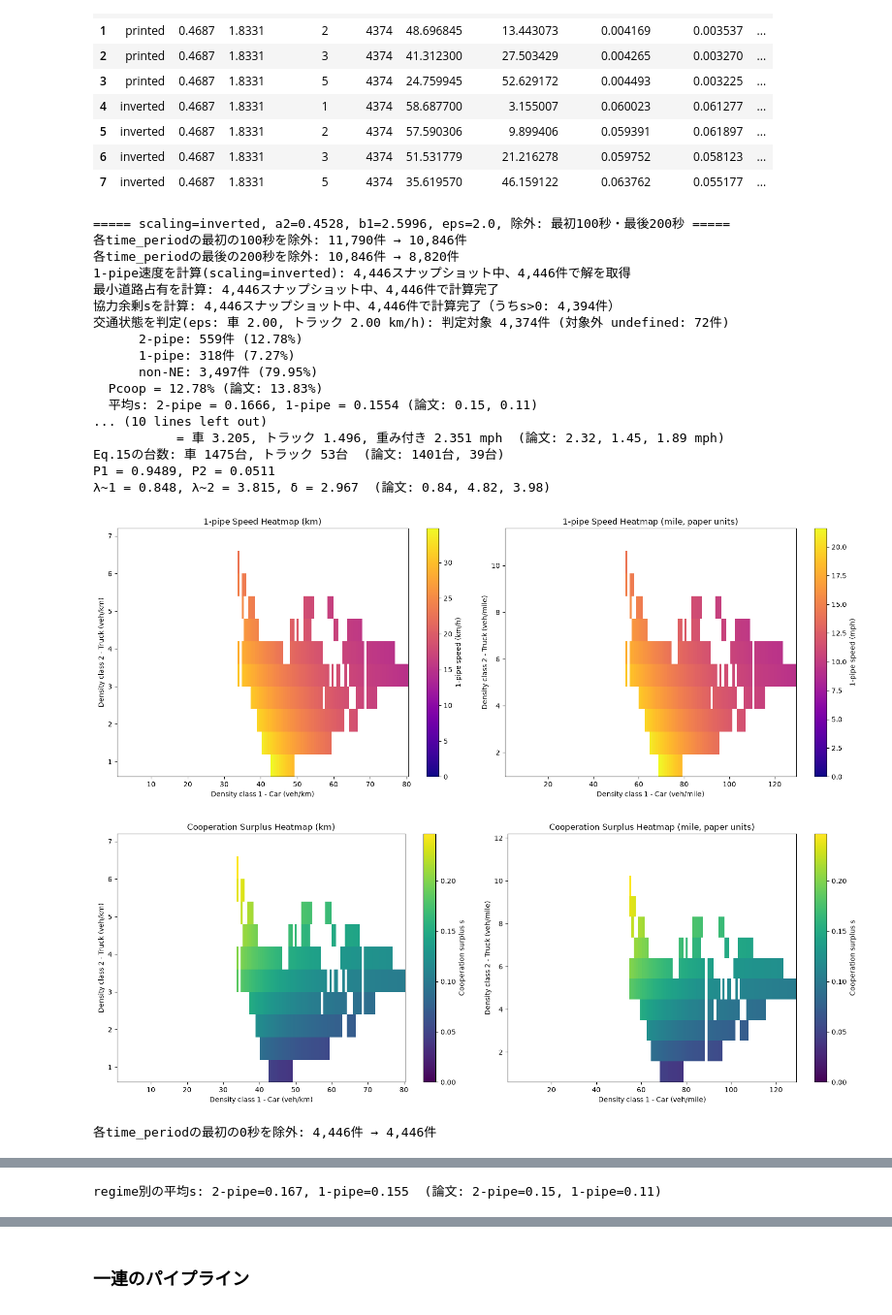
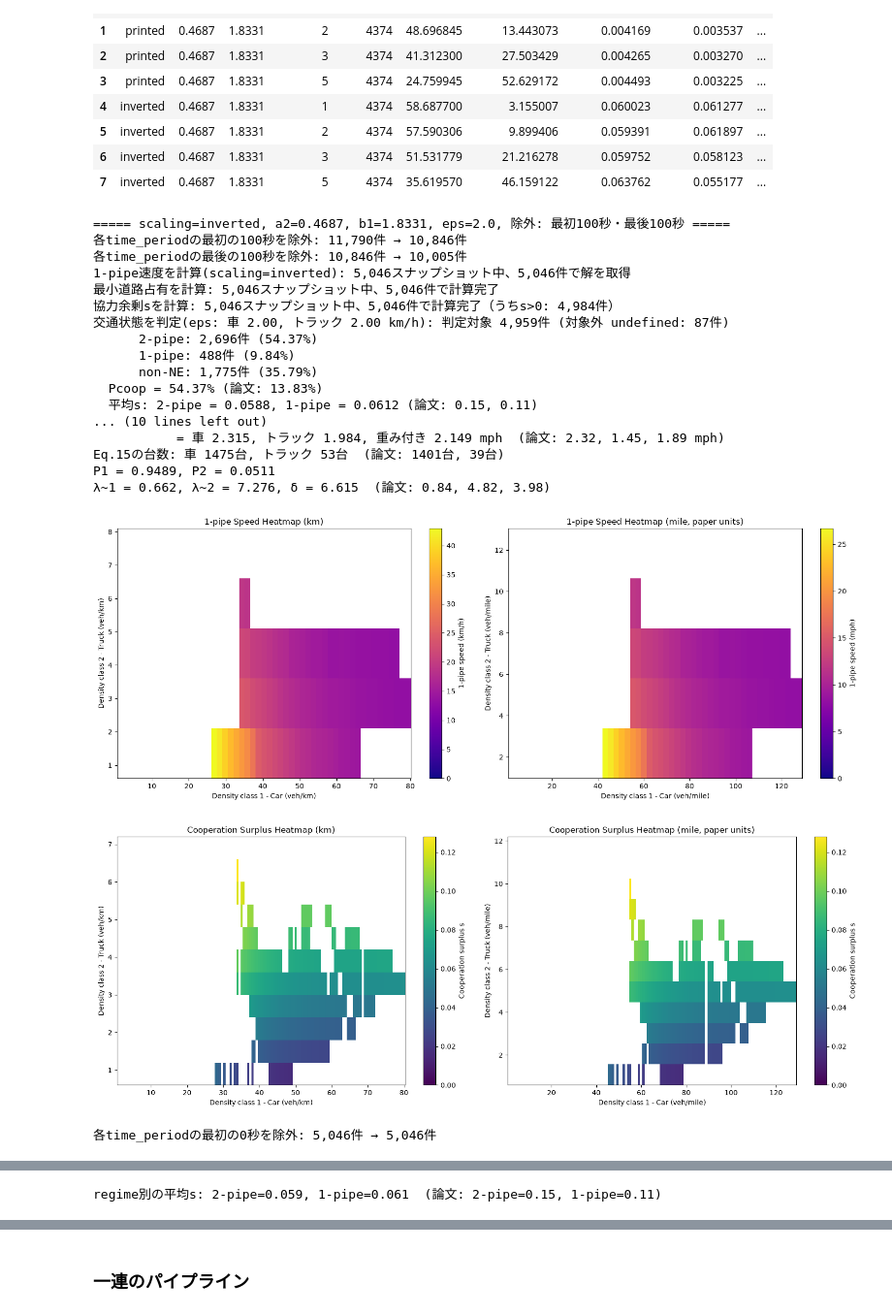
Before and after one commit to tenn0126/Game_Theory_Algorithm, a Jupyter notebook: notebooks/all_pipeline.ipynb, the cells around one changed output, grey strips where cells are left out. Shown at 97% size. Drawn from its saved outputs; the diff is of its cells as text; code cells hidden in the pictures.

```diff
--- a/notebooks/all_pipeline.ipynb
+++ b/notebooks/all_pipeline.ipynb
@@ -157,35 +175,37 @@ P1 = 0.9489, P2 = 0.0511
 | 6 | inverted | 0.4687 | 1.8331 | 3 | 4374 | 51.531779 | 21.216278 | 0.059752 | 0.058123 | ... |
 | 7 | inverted | 0.4687 | 1.8331 | 5 | 4374 | 35.619570 | 46.159122 | 0.063762 | 0.055177 | ... |
 # %%
-out = run_pipeline(data, car_pp, trk_pp, a2=0.4528, b1=2.5996, scaling='inverted', eps_kmh=2.0)
+out = run_pipeline(data, results_cc_strong_constraint, results_tt_strong_constraint, a2=results_a2["scaling_param"], b1=results_b1["scaling_param"],
+                   scaling='inverted', eps_kmh=2.0,skip_sec_warmup=100, skip_sec_cooldown=100,
+                   )
 
 #fig11（df_s には u_1pipe の列も入っているので、df_1pipe の代わりに使える）
-plot_1pipe_speed_heatmap(out['df_s'], bin_width1=0.6, bin_width2=0.6, max_rho1=80, max_rho2=7, min_count=3)
+plot_1pipe_speed_heatmap(out['df_s'], bin_width1=1.5, bin_width2=1.5, max_rho1=80, max_rho2=7, min_count=3)
 #fig12
 plot_cooperation_surplus_heatmap(out['df_s'], bin_width1=0.6, bin_width2=0.6, max_rho1=80, max_rho2=7, min_count=3)
 #fig13（run_pipeline の中で最初と最後をもう除外しているので skip_sec=0）
 plot_surplus_by_regime(out['df_regime'], skip_sec=0, ylim=(-0.015, 0.30))
 #fig17（λを推定できたときだけ描ける）
 if out['lambda'] is not None:
-    plot_surplus_split_loss(out['lambda']['train'], car_pp, trk_pp, out['lambda']['lambda_hat'])
+    plot_surplus_split_loss(out['lambda']['train'], results_cc_strong_constraint, results_tt_strong_constraint, out['lambda']['lambda_hat'])
 # %% [output]
-===== scaling=inverted, a2=0.4528, b1=2.5996, eps=2.0, 除外: 最初100秒・最後200秒 =====
+===== scaling=inverted, a2=0.4687, b1=1.8331, eps=2.0, 除外: 最初100秒・最後100秒 =====
 各time_periodの最初の100秒を除外: 11,790件 → 10,846件
-各time_periodの最後の200秒を除外: 10,846件 → 8,820件
-1-pipe速度を計算(scaling=inverted): 4,446スナップショット中、4,446件で解を取得
-最小道路占有を計算: 4,446スナップショット中、4,446件で計算完了
-協力余剰sを計算: 4,446スナップショット中、4,446件で計算完了（うちs>0: 4,394件）
-交通状態を判定(eps: 車 2.00, トラック 2.00 km/h): 判定対象 4,374件 (対象外 undefined: 72件)
-      2-pipe: 559件 (12.78%)
-      1-pipe: 318件 (7.27%)
-      non-NE: 3,497件 (79.95%)
-  Pcoop = 12.78% (論文: 13.83%)
-  平均s: 2-pipe = 0.1666, 1-pipe = 0.1554 (論文: 0.15, 0.11)
+各time_periodの最後の100秒を除外: 10,846件 → 10,005件
+1-pipe速度を計算(scaling=inverted): 5,046スナップショット中、5,046件で解を取得
+最小道路占有を計算: 5,046スナップショット中、5,046件で計算完了
+協力余剰sを計算: 5,046スナップショット中、5,046件で計算完了（うちs>0: 4,984件）
+交通状態を判定(eps: 車 2.00, トラック 2.00 km/h): 判定対象 4,959件 (対象外 undefined: 87件)
+      2-pipe: 2,696件 (54.37%)
+      1-pipe: 488件 (9.84%)
+      non-NE: 1,775件 (35.79%)
+  Pcoop = 54.37% (論文: 13.83%)
+  平均s: 2-pipe = 0.0588, 1-pipe = 0.0612 (論文: 0.15, 0.11)
 ... (10 lines left out)
-           = 車 3.205, トラック 1.496, 重み付き 2.351 mph  (論文: 2.32, 1.45, 1.89 mph)
+           = 車 2.315, トラック 1.984, 重み付き 2.149 mph  (論文: 2.32, 1.45, 1.89 mph)
 Eq.15の台数: 車 1475台, トラック 53台  (論文: 1401台, 39台)
 P1 = 0.9489, P2 = 0.0511
-λ~1 = 0.848, λ~2 = 3.815, δ = 2.967  (論文: 0.84, 4.82, 3.98)
+λ~1 = 0.662, λ~2 = 7.276, δ = 6.615  (論文: 0.84, 4.82, 3.98)
-[figure, old version]
+[figure, new version]
-[figure, old version]
+[figure, new version]
-各time_periodの最初の0秒を除外: 4,446件 → 4,446件
+各time_periodの最初の0秒を除外: 5,046件 → 5,046件
@@ -193 +213 @@ P1 = 0.9489, P2 = 0.0511
-regime別の平均s: 2-pipe=0.167, 1-pipe=0.155  (論文: 2-pipe=0.15, 1-pipe=0.11)
+regime別の平均s: 2-pipe=0.059, 1-pipe=0.061  (論文: 2-pipe=0.15, 1-pipe=0.11)
```
Also changed, not shown: parts of 8 cells of this notebook, 7 other files.
